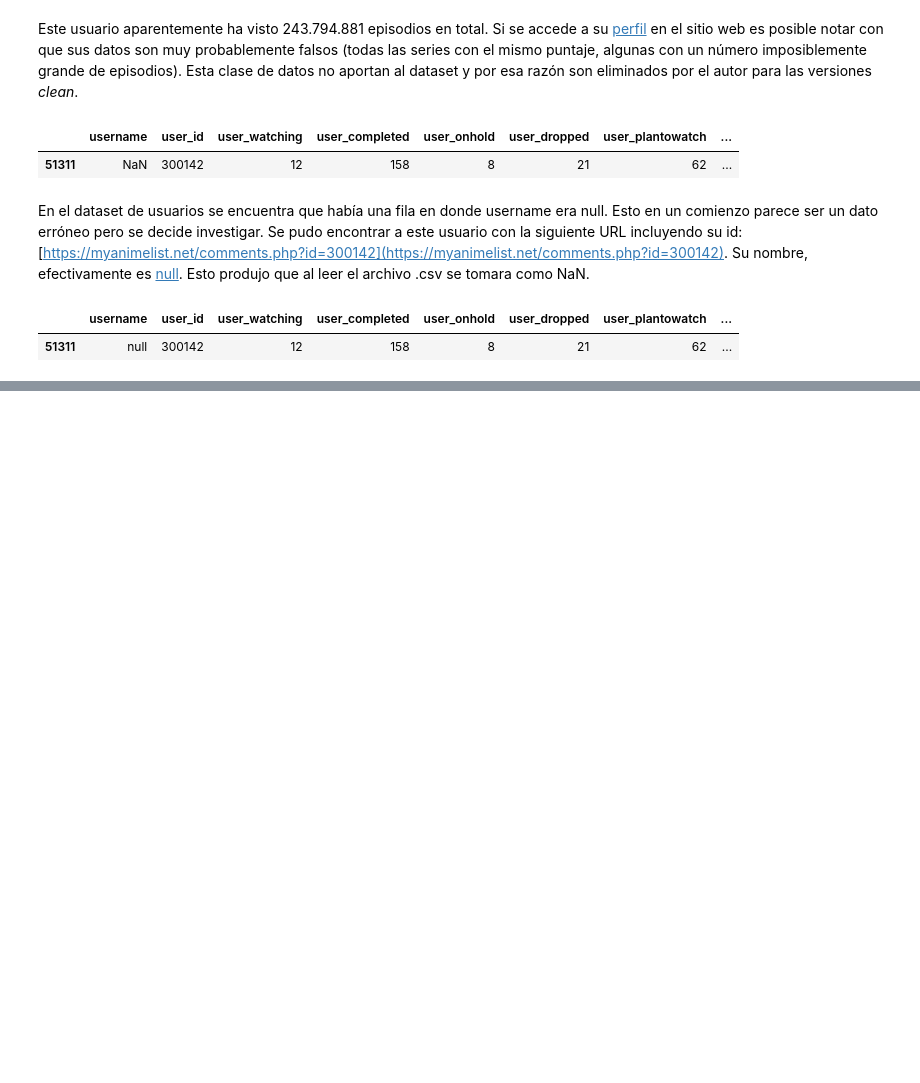
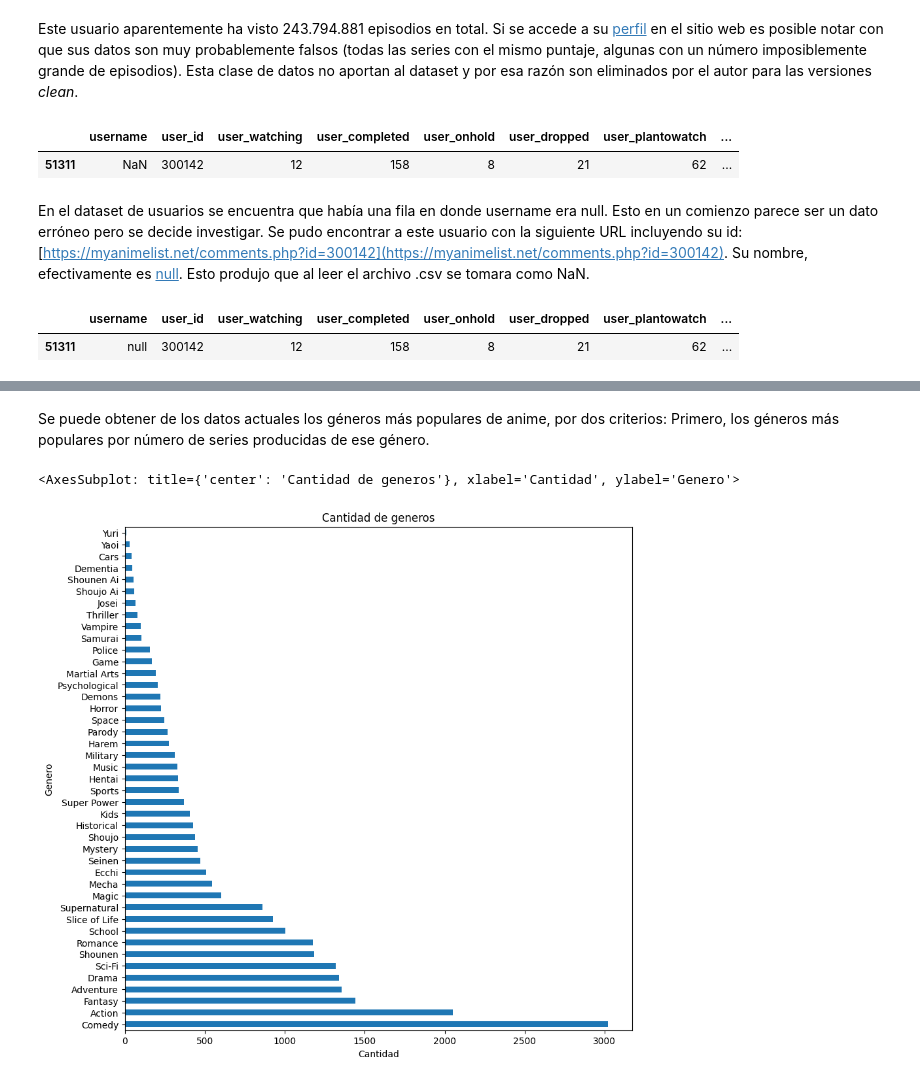
Before and after one commit to bigkwii/CC5205-2022-2-grupo-15, a Jupyter notebook: hito1.ipynb, the cells around one changed output, grey strips where cells are left out. Drawn from its saved outputs; the diff is of its cells as text; code cells hidden in the pictures; blank space fills up the shorter version.

```diff
--- a/hito1.ipynb
+++ b/hito1.ipynb
@@ -207,0 +229,11 @@ users_cleaned[users_cleaned["username"] == "null"]
+# %% [markdown]
+Se puede obtener de los datos actuales los géneros más populares de anime, por dos criterios:
+Primero, los géneros más populares por número de series producidas de ese género.
+# %%
+# Obtenemos los generos y contamos sus apariciones.
+anime_genres = anime_cleaned["genre"].str.split(", ", expand=True).stack().value_counts(dropna=False)
+# Graficamos los generos
+anime_genres.plot.barh(xlabel="Cantidad", ylabel="Genero", title="Cantidad de generos", figsize=(10, 10))
+# %% [output]
+<AxesSubplot: title={'center': 'Cantidad de generos'}, xlabel='Cantidad', ylabel='Genero'>
+[figure, added]
```
Also changed, not shown: parts of 1 cell of this notebook.
